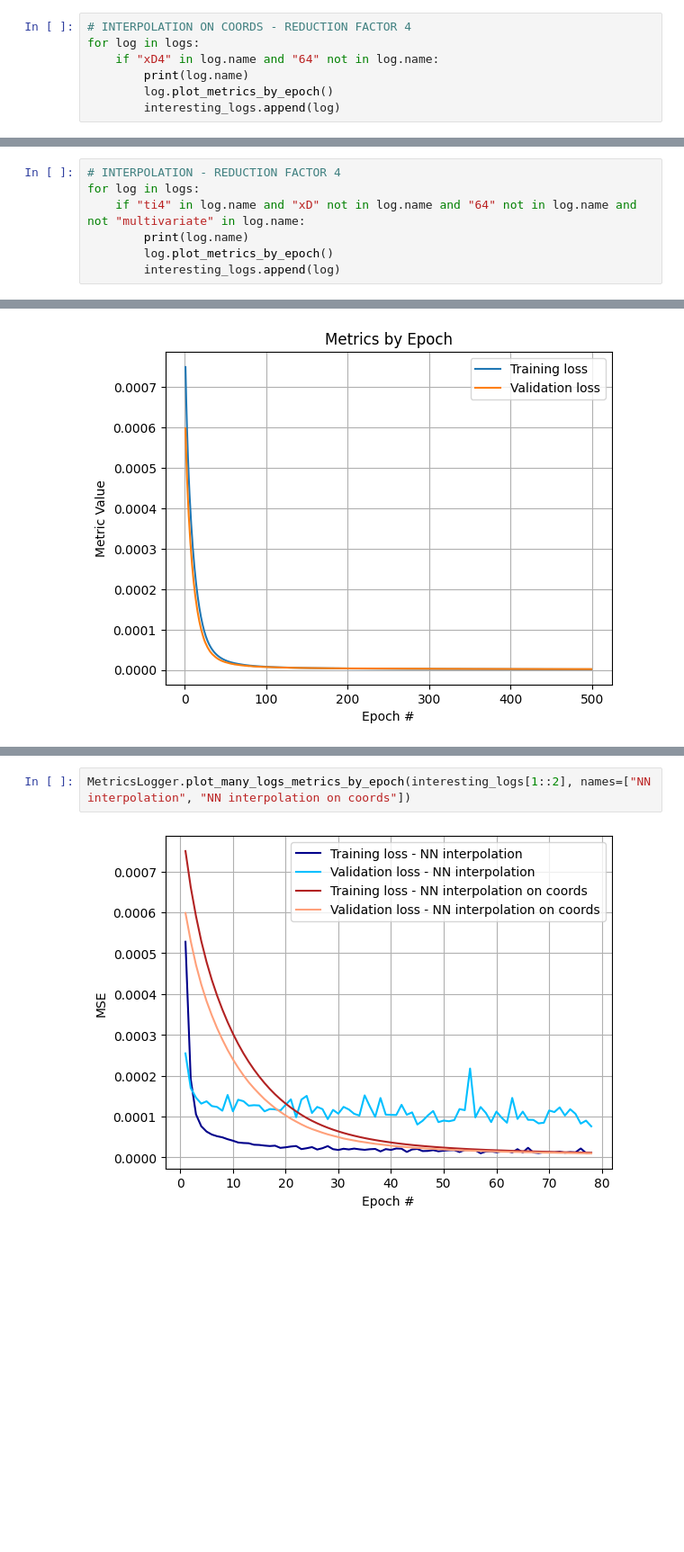
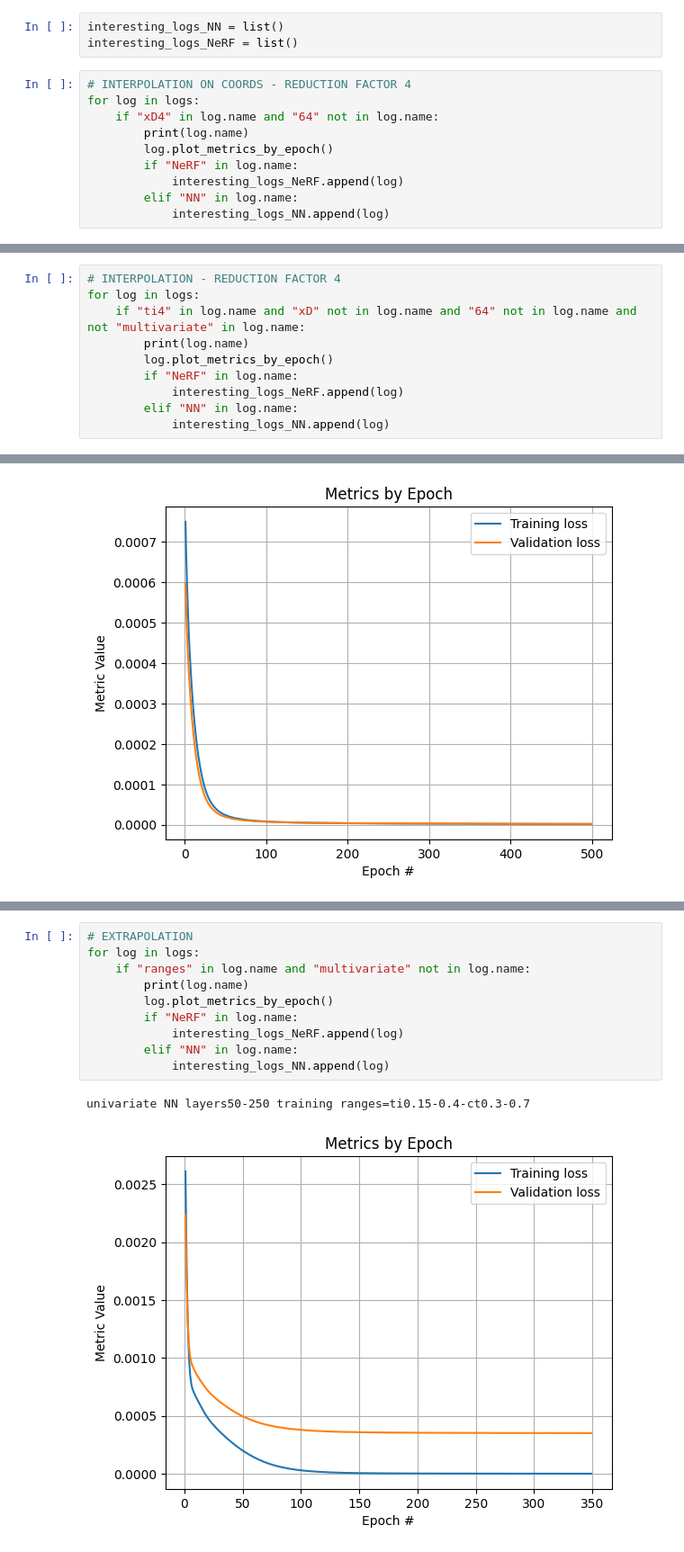
Before and after one commit to NiccoloMorabito/Ainslie-surrogate, a Jupyter notebook: logged_metrics_analysis.ipynb, the cells around one changed output, grey strips where cells are left out. Shown at 90% size. Cells and saved outputs as stored; diff of their text form; blank space fills up the shorter version.

Commit message:
Minor improvement in plotting logged metrics

```diff
--- a/logged_metrics_analysis.ipynb
+++ b/logged_metrics_analysis.ipynb
@@ -39,10 +37,16 @@ interesting_logs = list()
+# %%
+interesting_logs_NN = list()
+interesting_logs_NeRF = list()
 # %%
 # INTERPOLATION ON COORDS - REDUCTION FACTOR 4
 for log in logs:
     if "xD4" in log.name and "64" not in log.name:
         print(log.name)
         log.plot_metrics_by_epoch()
-        interesting_logs.append(log)
+        if "NeRF" in log.name:
+            interesting_logs_NeRF.append(log)
+        elif "NN" in log.name:
+            interesting_logs_NN.append(log)
 # %% [output]
 univariate NeRF 256fourier-features layers256-256-256 training factors=ti4-ct4-xD4-yD4
 [figure]
@@ -54,7 +58,10 @@ for log in logs:
     if "ti4" in log.name and "xD" not in log.name and "64" not in log.name and not "multivariate" in log.name:
         print(log.name)
         log.plot_metrics_by_epoch()
-        interesting_logs.append(log)
+        if "NeRF" in log.name:
+            interesting_logs_NeRF.append(log)
+        elif "NN" in log.name:
+            interesting_logs_NN.append(log)
 # %% [output]
 univariate NeRF 256fourier-features layers256-256-256 training factors=ti4-ct4
 [figure]
@@ -67,4 +70,13 @@ MetricsLogger.plot_many_logs_metrics_by_epoch(interesting_logs[::2], names=["NeR
-# %%
-MetricsLogger.plot_many_logs_metrics_by_epoch(interesting_logs[1::2], names=["NN interpolation", "NN interpolation on coords"])
-# %% [output]
-[figure, removed]
+# %%
+# EXTRAPOLATION
+for log in logs:
+    if "ranges" in log.name and "multivariate" not in log.name:
+        print(log.name)
+        log.plot_metrics_by_epoch()
+        if "NeRF" in log.name:
+            interesting_logs_NeRF.append(log)
+        elif "NN" in log.name:
+            interesting_logs_NN.append(log)
+# %% [output]
+univariate NN layers50-250 training ranges=ti0.15-0.4-ct0.3-0.7
+[figure, added]
```
Also changed, not shown: parts of 4 cells of this notebook.
